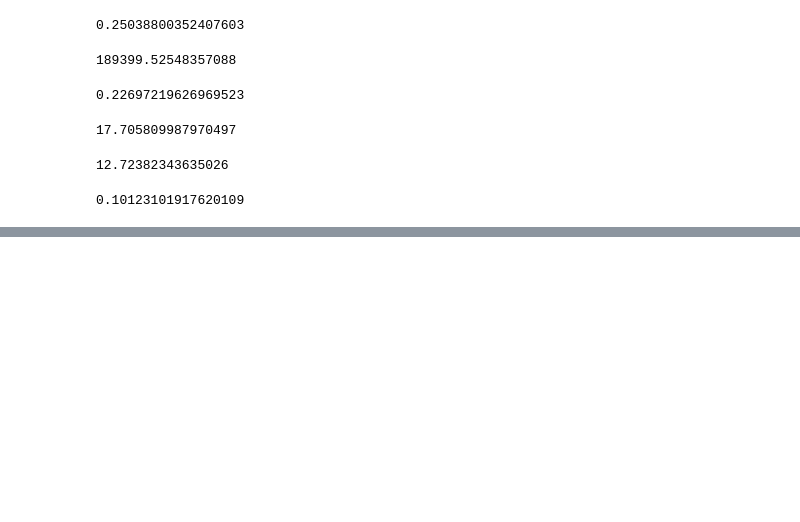
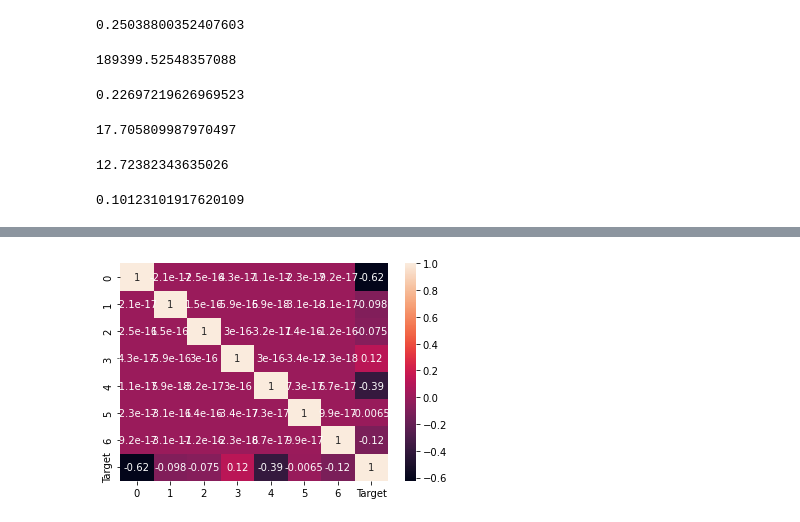
Before and after one commit to michaelortiz05/algotrader, a Jupyter notebook: Joshuas_MacD.ipynb, the cells around one changed output, grey strips where cells are left out. Cells and saved outputs as stored; diff of their text form; code cells hidden in the pictures; blank space fills up the shorter version.

```diff
--- a/Joshuas_MacD.ipynb
+++ b/Joshuas_MacD.ipynb
@@ -296,2 +285,9 @@ principalDf['Target']  = transformed_principal
+# %%
+# correlation plot with target and pca
+corrMatrix = principalDf.corr()
+sn.heatmap(corrMatrix, annot=True)
+plt.show()
+# %% [output]
+[figure, added]
 # %%
 # building linear model
```
Also changed, not shown: parts of 7 cells of this notebook.
